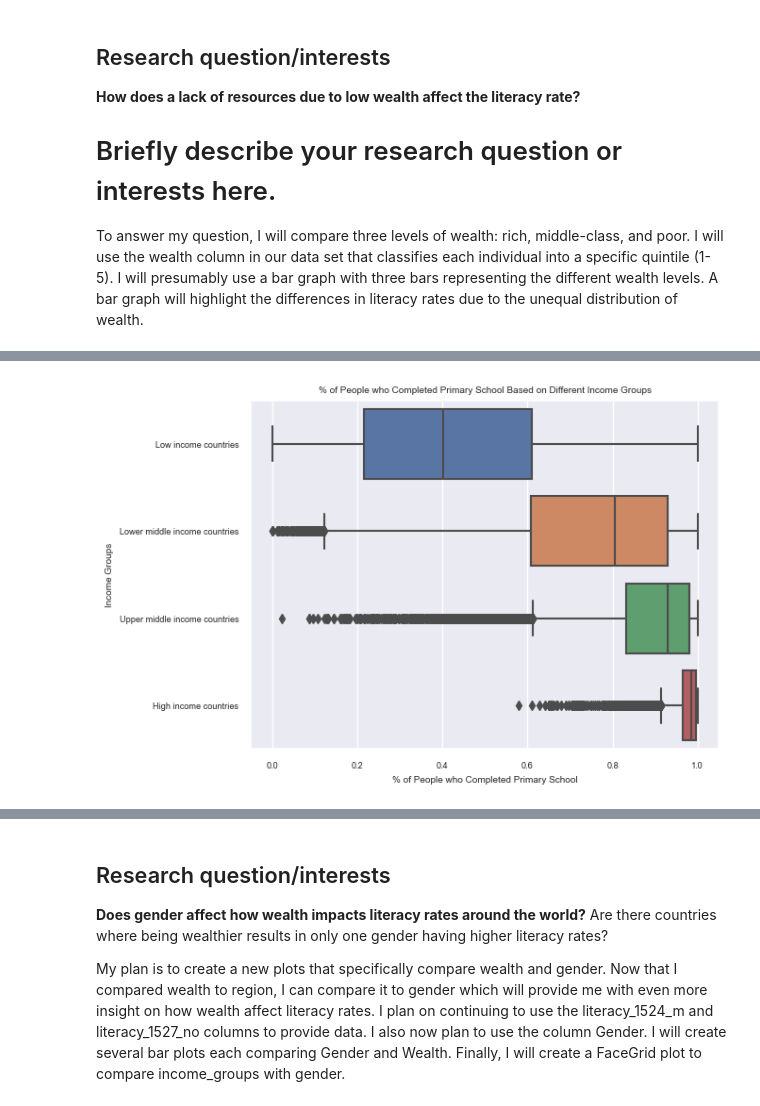
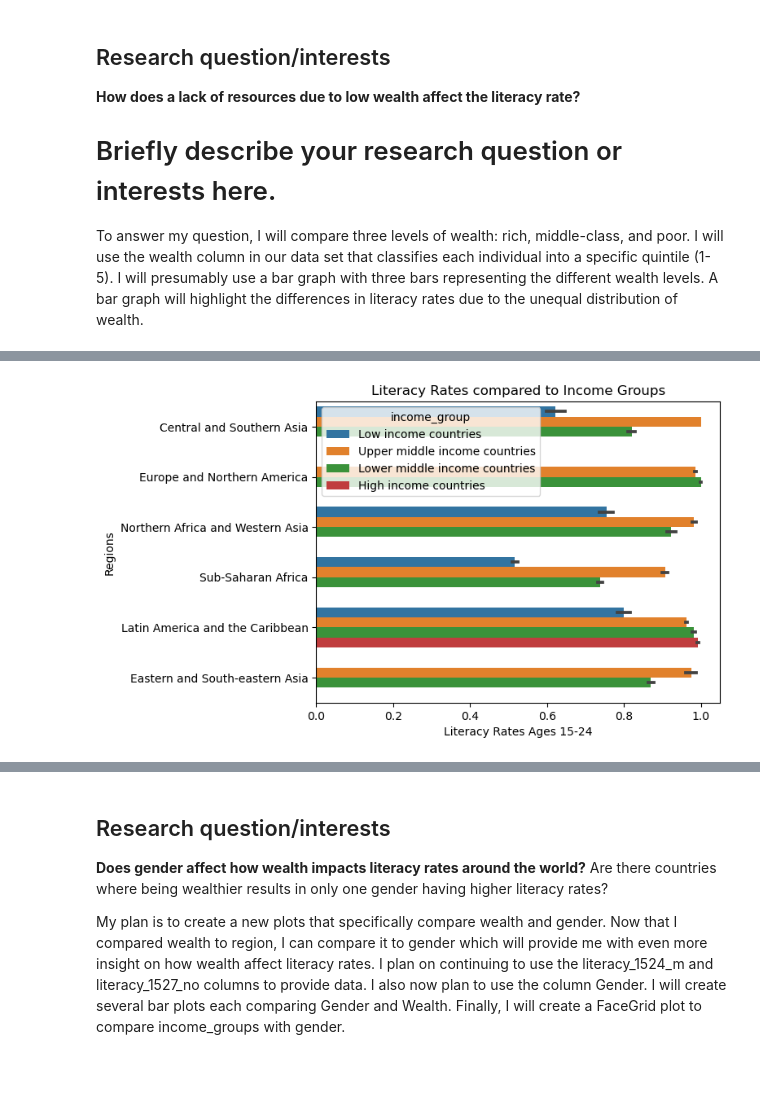
Before and after one commit to ubco-W2022T2-data301/project-group-group18, a Jupyter notebook: analysis/analysis2.ipynb, the cells around one changed output, grey strips where cells are left out. Drawn from its saved outputs; the diff is of its cells as text; code cells hidden in the pictures; blank space fills up the shorter version.

```diff
--- a/analysis/analysis2.ipynb
+++ b/analysis/analysis2.ipynb
@@ -21,5 +19,2 @@ SyntaxError: invalid syntax (project_function2.py, line 20)
 # %%
-pf.set_data("../data/raw/dataset_raw.csv")
+dataset = pf.set_data("../data/raw/dataset_raw.csv")
-# %%
-dataset = data[["income_group","region_group","year","Location","Wealth","literacy_1524_m"]]
-dataset.describe()
@@ -36,5 +20,0 @@ dataset.describe()
-# %%
-dataset = dataset.dropna(subset="literacy_1524_m")
-dataset = dataset.reset_index()
-dataset = dataset.drop(columns = ["index"])
-dataset
@@ -72,4 +21,4 @@ plot3 = sns.boxplot(data=dataset2, y="income_group", x="comp_lowsec_v2_m").set(t
-# %%
-plot4 = sns.boxplot(data=dataset2, y="income_group", x="comp_prim_v2_m").set(title = "% of People who Completed Primary School Based on Different Income Groups", xlabel = "% of People who Completed Primary School", ylabel = "Income Groups")
-# %% [output]
-[figure, removed]
+# %%
+pf.barplot(dataset)
+# %% [output]
+[figure, added]
```
Also changed, not shown: parts of 10 cells of this notebook, 1 other file.
